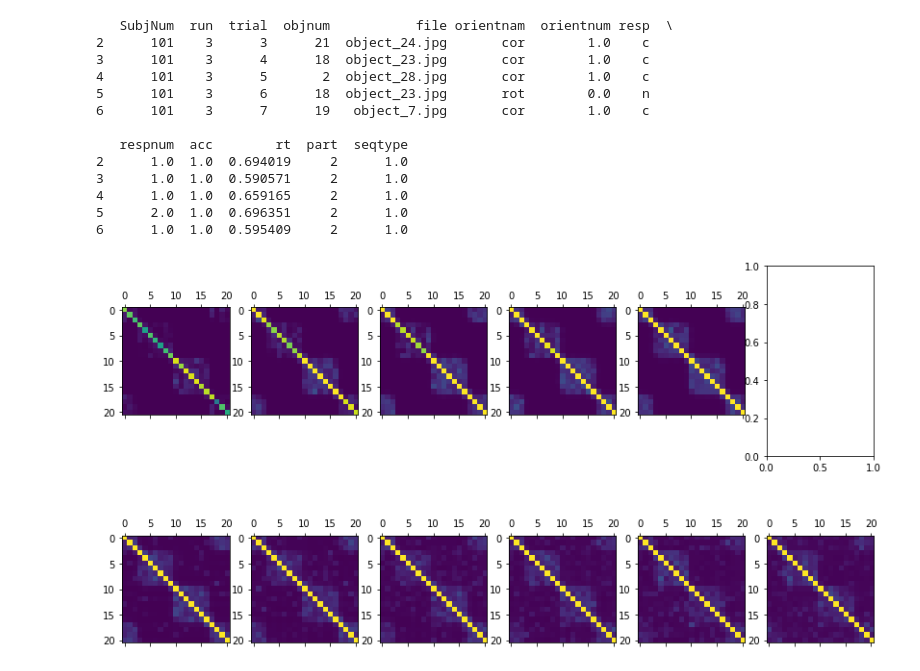
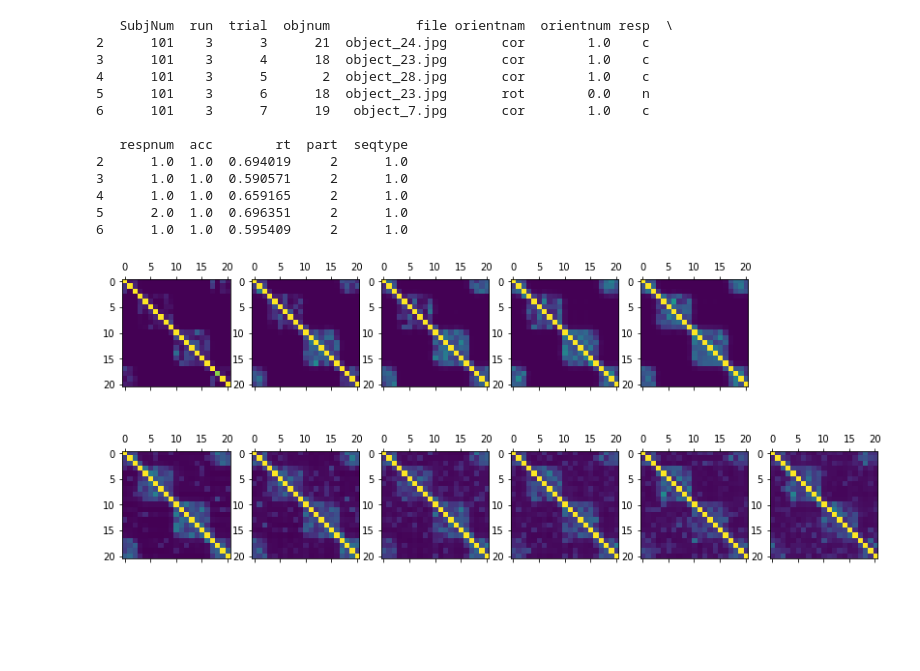
Before and after one commit to prestonlab/tesser_successor, a Jupyter notebook: test_modules.ipynb, the cells around one changed output. Cells and saved outputs as stored; diff of their text form; code cells hidden in the pictures; blank space fills up the shorter version.

Commit message:
improve plotting

```diff
--- a/test_modules.ipynb
+++ b/test_modules.ipynb
@@ -92,11 +92,12 @@ for part in (1, 2):
         M_all[(part, run)] = M_new.copy()
 # %%
 # plot SR after each run
-fig, ax = plt.subplots(2, 6, figsize=(14,8))
+fig, ax = plt.subplots(2, 6, figsize=(14, 6))
 for i, part in enumerate((1, 2)):
-    for j, run in enumerate(range(1,7)):
+    for j, run in enumerate(range(1, 7)):
         if (part, run) not in M_all:
+            fig.delaxes(ax[i, j])
             continue
-        ax[i,j].matshow(M_all[(part, run)], vmin=0, vmax=1)
+        ax[i,j].matshow(M_all[(part, run)], vmin=0, vmax=.5)
 # %% [output]
-[figure, old version]
+[figure, new version]
```
